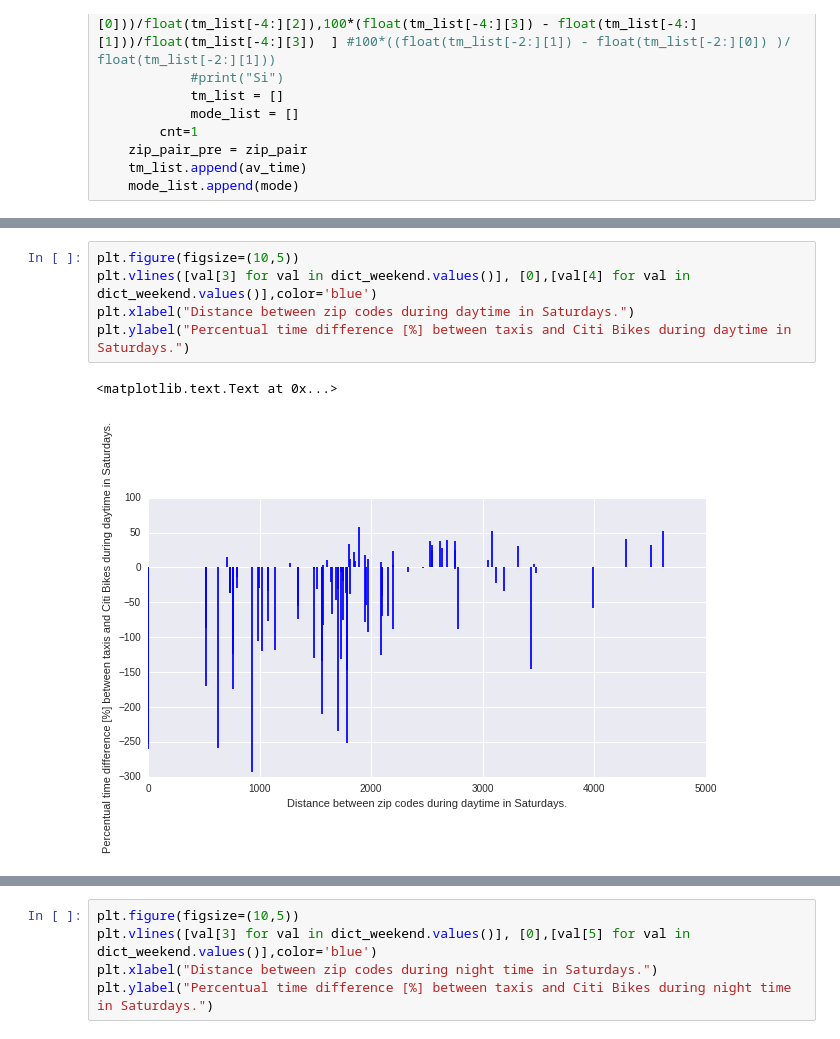
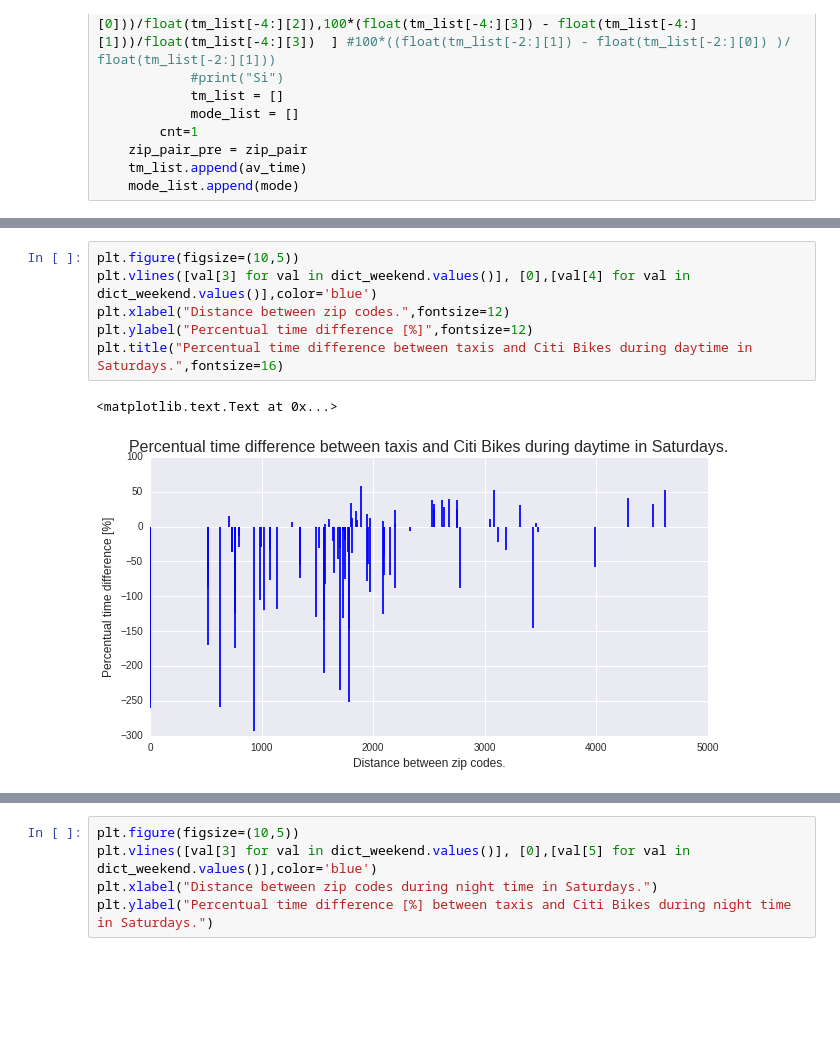
Before and after one commit to sarangof/Citibike-vs-taxis-NYC, a Jupyter notebook: resultsVisualization.ipynb, the cells around one changed output, grey strips where cells are left out. Saved outputs shown, nothing was run; the diff lists cells and outputs as text; blank space fills up the shorter version.

```diff
--- a/resultsVisualization.ipynb
+++ b/resultsVisualization.ipynb
@@ -273,9 +276,10 @@ plt.ylabel("Total time difference [s] between taxis and Citi Bikes during daytim
 # %%
 plt.figure(figsize=(10,5))
 plt.vlines([val[3] for val in dict_weekend.values()], [0],[val[4] for val in dict_weekend.values()],color='blue')
-plt.xlabel("Distance between zip codes during daytime in Saturdays.")
-plt.ylabel("Percentual time difference [%] between taxis and Citi Bikes during daytime in Saturdays.")
+plt.xlabel("Distance between zip codes.",fontsize=12)
+plt.ylabel("Percentual time difference [%]",fontsize=12)
+plt.title("Percentual time difference between taxis and Citi Bikes during daytime in Saturdays.",fontsize=16)
 # %% [output]
 <matplotlib.text.Text at 0x...>
-[figure, old version]
+[figure, new version]
 # %%
```
Also changed, not shown: parts of 4 cells of this notebook.
